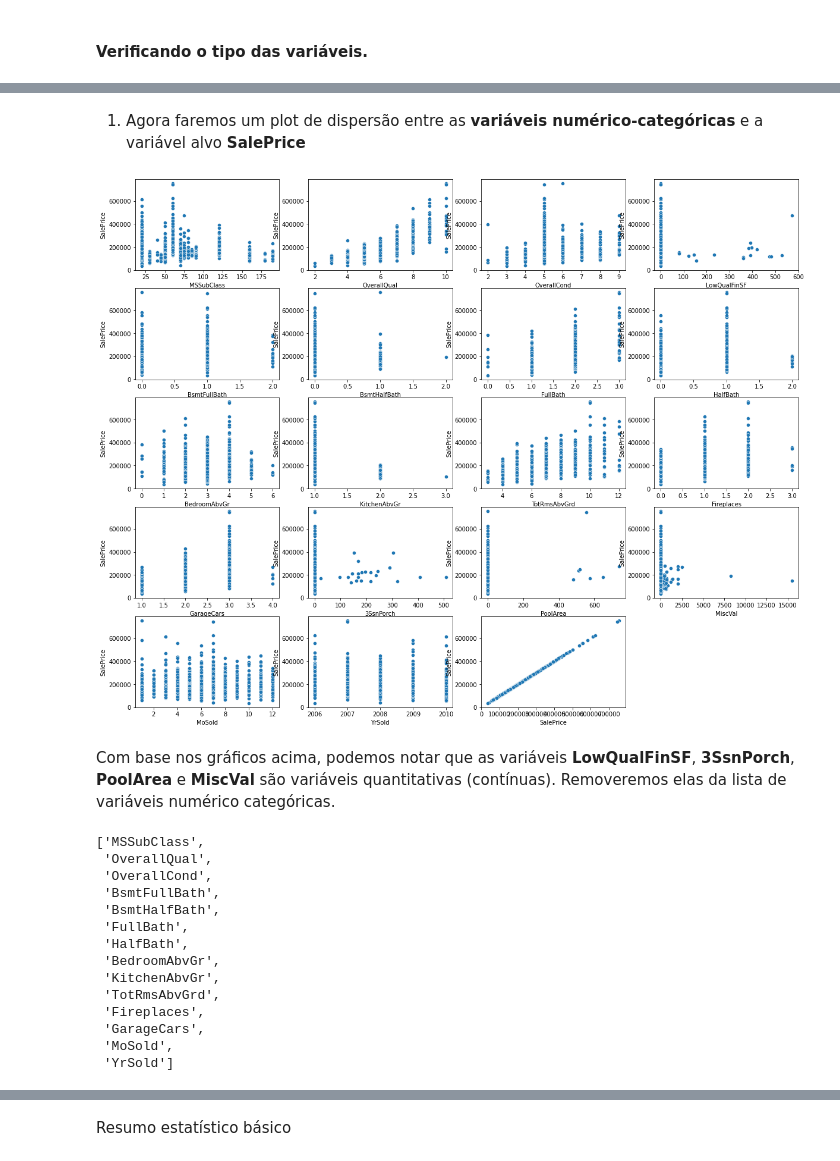
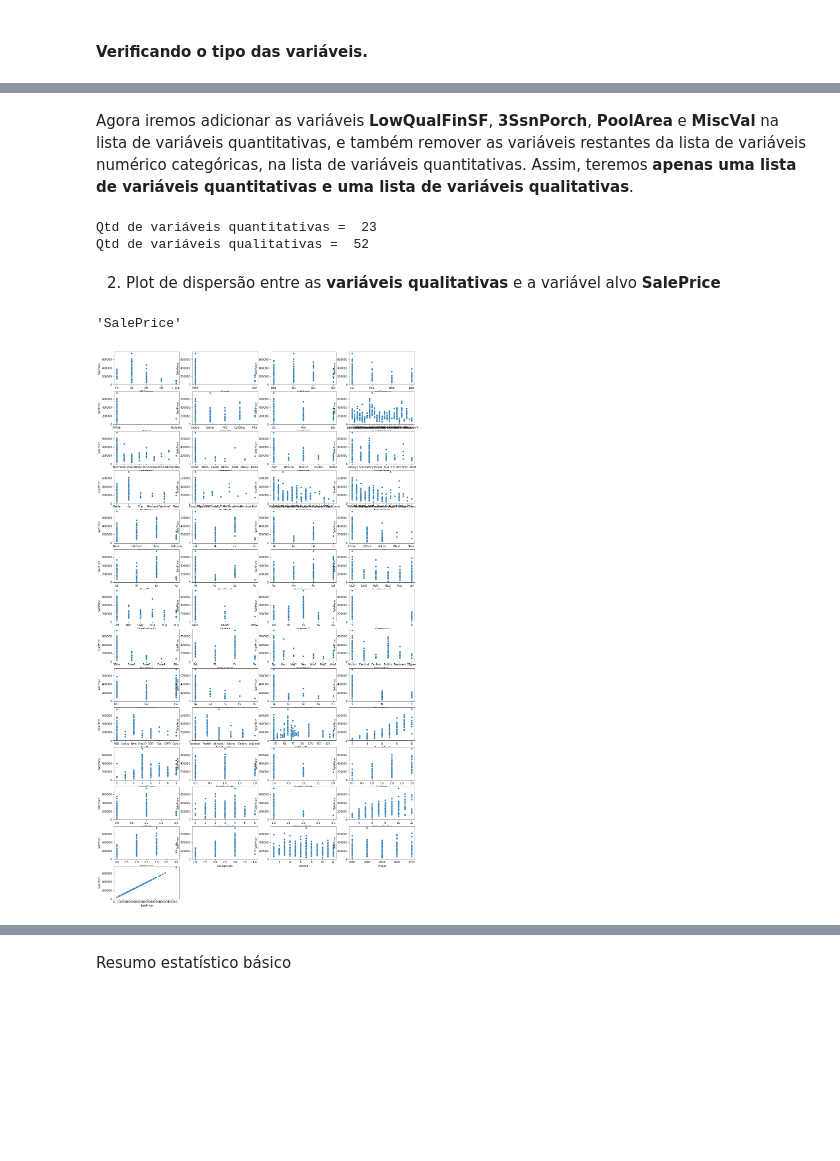
Before and after one commit to gomesalan/Projetos, a Jupyter notebook: Regressao/Projeto1_parte1_AG.ipynb, the cells around one changed output, grey strips where cells are left out. Drawn from its saved outputs; the diff is of its cells as text; code cells hidden in the pictures; blank space fills up the shorter version.

```diff
--- a/Regressao/Projeto1_parte1_AG.ipynb
+++ b/Regressao/Projeto1_parte1_AG.ipynb
@@ -188,0 +204,7 @@ plt.show()
+# %%
+plt.figure(figsize = (20,40))
+x = 1
+for variavel in df_treino[num_cat_var(df, N)]:
+    plt.subplot(12, 3, x)
+    sea.scatterplot(data = df_treino, x = variavel, y = 'SalePrice')
+    x += 1
@@ -189,37 +213,42 @@ plt.show()
+# %% [markdown]
+Agora iremos adicionar as variáveis **LowQualFinSF**, **3SsnPorch**, **PoolArea** e **MiscVal** na lista de variáveis quantitativas, e também remover as variáveis restantes da lista de variáveis numérico categóricas, na lista de variáveis quantitativas. Assim, teremos **apenas uma lista de variáveis quantitativas e uma lista de variáveis qualitativas**.
+# %%
+# Função que retorna uma lista de variáveis quantitativas e uma lista de variáveis qualitativas.
+
+def total_var(df, lista, N):
+    var_num_cat = [item for item in num_cat_var(df, N) if item not in lista]
+    qual_var = list(df.dtypes[df.dtypes == "object"].index)
+    qual_var.extend(var_num_cat)
+
+    quant_var = list(df.dtypes[df.dtypes != "object"].index)
+    quant_var.extend(lista)
+    A = set(quant_var)
+    B = set(var_num_cat)
+    quant_var = list(A.difference(B))
+    return quant_var, qual_var
+# %%
+variaveis = ['LowQualFinSF', '3SsnPorch', 'PoolArea', 'MiscVal']
+qt, ql = total_var(df, variaveis, N)
+
+print("Qtd de variáveis quantitativas = ", len(qt))
+print("Qtd de variáveis qualitativas = ", len(ql))
+# %% [output]
+Qtd de variáveis quantitativas =  23
+Qtd de variáveis qualitativas =  52
 # %% [markdown]
-1) Agora faremos um plot de dispersão entre as **variáveis numérico-categóricas** e a variável alvo **SalePrice**
+2) Plot de dispersão entre as **variáveis qualitativas** e a variável alvo **SalePrice**
+# %%
+ql.append('SalePrice')
 # %%
-# Adicionando a variável alvo
-ncv = list(var_num_cat)
-ncv.append('SalePrice')
-
-df_num_cat = df[ncv]
-
 plt.figure(figsize = (20,40))
 x = 1
-for variavel in df_num_cat.columns:
-    plt.subplot(12, 4, x)
-    sea.scatterplot(data = df, x = variavel, y = 'SalePrice')
+
+for variavel in df_treino[ql]:
+    plt.subplot(15, 4, x)
+    sea.scatterplot(data = df_treino[ql], x = variavel, y = 'SalePrice')
     x += 1
+
+ql.pop()
 # %% [output]
+'SalePrice'
-[figure, old version]
+[figure, new version]
-# %% [markdown]
-Com base nos gráficos acima, podemos notar que as variáveis **LowQualFinSF**, **3SsnPorch**, **PoolArea** e **MiscVal** são variáveis quantitativas (contínuas). Removeremos elas da lista de variáveis numérico categóricas.
-# %%
-var_num_cat = [item for item in var_num_cat if item not in ['LowQualFinSF', '3SsnPorch', 'PoolArea','MiscVal']]
-var_num_cat
-# %% [output]
-['MSSubClass',
- 'OverallQual',
- 'OverallCond',
- 'BsmtFullBath',
- 'BsmtHalfBath',
- 'FullBath',
- 'HalfBath',
- 'BedroomAbvGr',
- 'KitchenAbvGr',
- 'TotRmsAbvGrd',
- 'Fireplaces',
- 'GarageCars',
- 'MoSold',
- 'YrSold']
```
Also changed, not shown: parts of 67 cells of this notebook, 1 other file.
